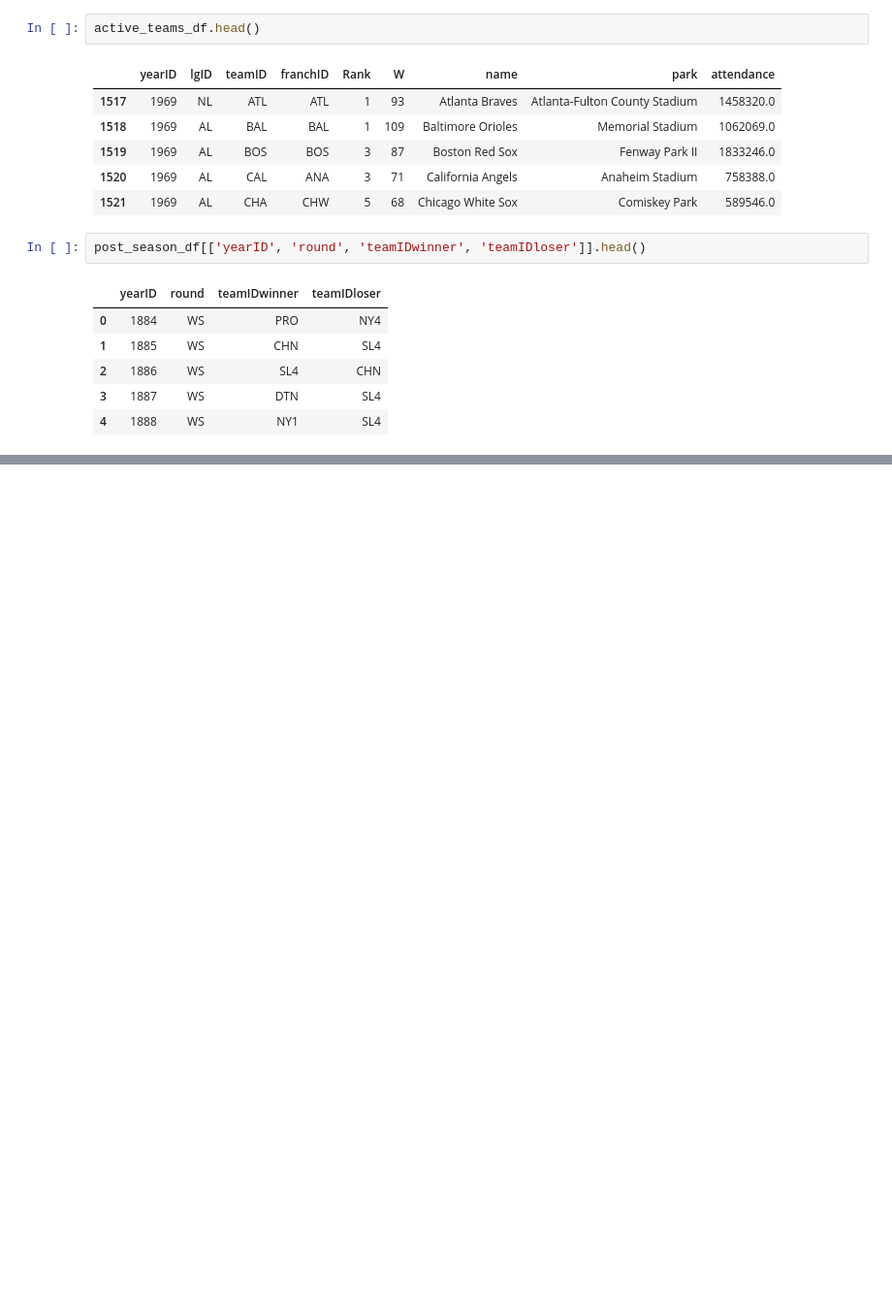
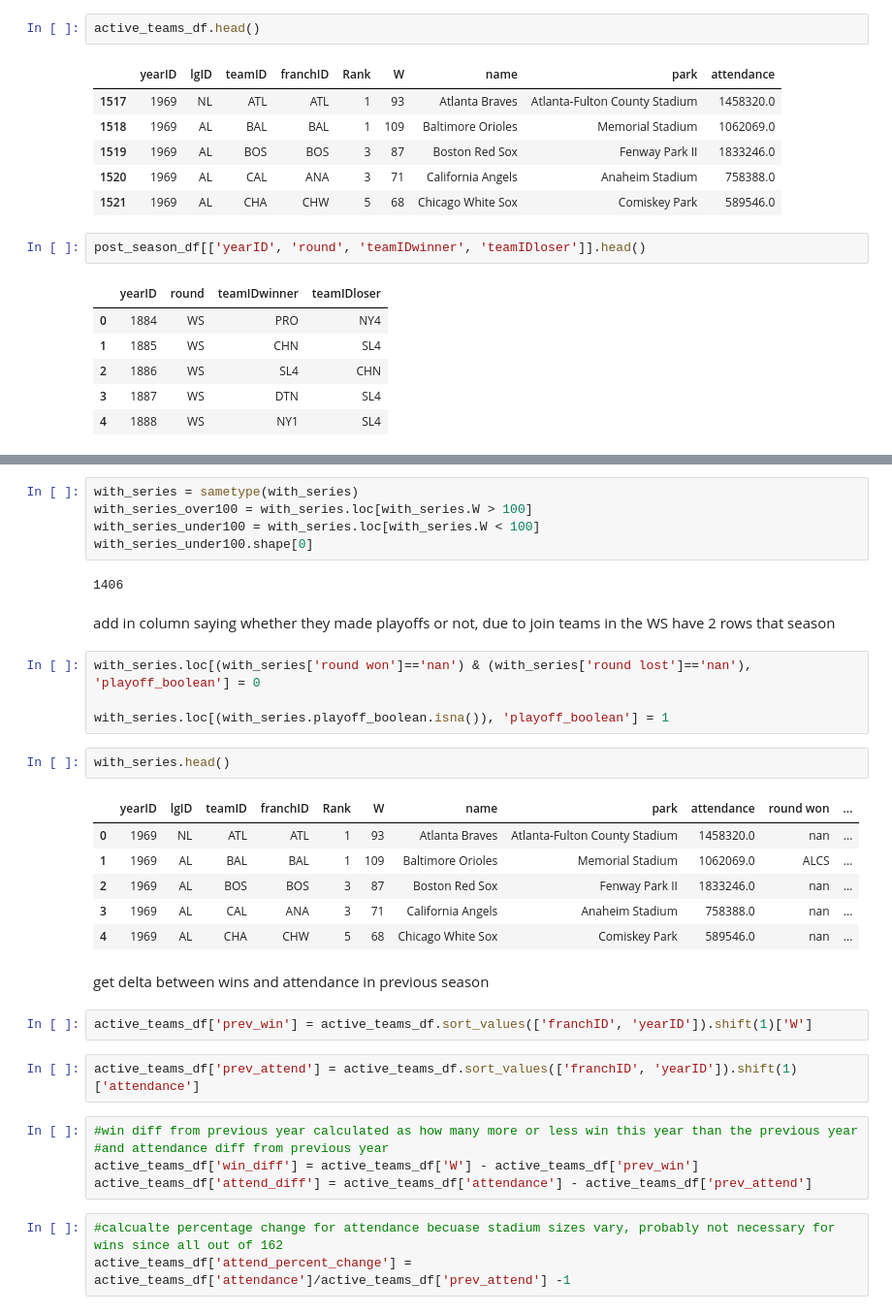
Before and after one commit to alan-flint/MLB-Visualization, a Jupyter notebook: code/rushil_historical_sandbox.ipynb, the cells around one changed output, grey strips where cells are left out. Shown at 97% size. Cells and saved outputs as stored; diff of their text form; blank space fills up the shorter version.

```diff
--- a/code/rushil_historical_sandbox.ipynb
+++ b/code/rushil_historical_sandbox.ipynb
@@ -100,0 +82,36 @@ with_series
+# %%
+with_series = sametype(with_series)
+with_series_over100 = with_series.loc[with_series.W > 100]
+with_series_under100 = with_series.loc[with_series.W < 100]
+with_series_under100.shape[0]
+# %% [output]
+1406
+# %% [markdown]
+add in column saying whether they made playoffs or not, due to join teams in the WS have 2 rows that season
+# %%
+with_series.loc[(with_series['round won']=='nan') & (with_series['round lost']=='nan'), 'playoff_boolean'] = 0
+
+with_series.loc[(with_series.playoff_boolean.isna()), 'playoff_boolean'] = 1
+# %%
+with_series.head()
+# %% [output]
+|  | yearID | lgID | teamID | franchID | Rank | W | name | park | attendance | round won | ... |
+| 0 | 1969 | NL | ATL | ATL | 1 | 93 | Atlanta Braves | Atlanta-Fulton County Stadium | 1458320.0 | nan | ... |
+| 1 | 1969 | AL | BAL | BAL | 1 | 109 | Baltimore Orioles | Memorial Stadium | 1062069.0 | ALCS | ... |
+| 2 | 1969 | AL | BOS | BOS | 3 | 87 | Boston Red Sox | Fenway Park II | 1833246.0 | nan | ... |
+| 3 | 1969 | AL | CAL | ANA | 3 | 71 | California Angels | Anaheim Stadium | 758388.0 | nan | ... |
+| 4 | 1969 | AL | CHA | CHW | 5 | 68 | Chicago White Sox | Comiskey Park | 589546.0 | nan | ... |
+# %% [markdown]
+get delta between wins and attendance in previous season
+# %%
+active_teams_df['prev_win'] = active_teams_df.sort_values(['franchID', 'yearID']).shift(1)['W']
+# %%
+active_teams_df['prev_attend'] = active_teams_df.sort_values(['franchID', 'yearID']).shift(1)['attendance']
+# %%
+#win diff from previous year calculated as how many more or less win this year than the previous year
+#and attendance diff from previous year
+active_teams_df['win_diff'] = active_teams_df['W'] - active_teams_df['prev_win']
+active_teams_df['attend_diff'] = active_teams_df['attendance'] - active_teams_df['prev_attend']
+# %%
+#calcualte percentage change for attendance becuase stadium sizes vary, probably not necessary for wins since all out of 162
+active_teams_df['attend_percent_change'] = active_teams_df['attendance']/active_teams_df['prev_attend'] -1
```
Also changed, not shown: parts of 6 cells of this notebook.
